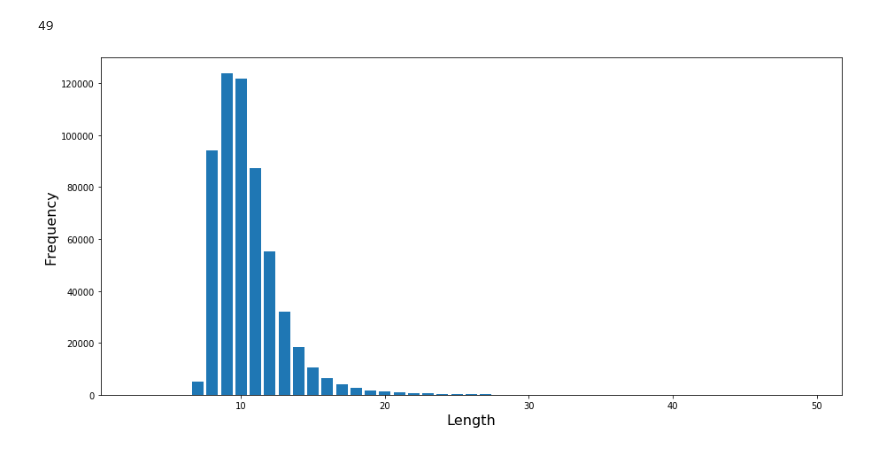
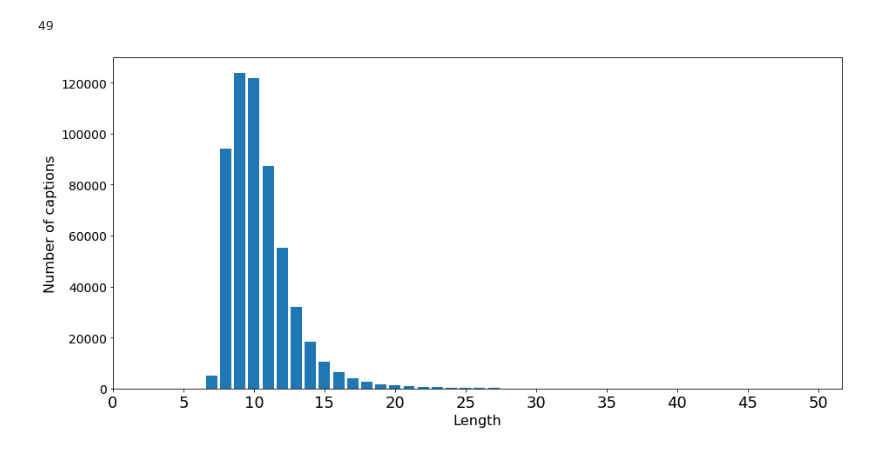
Before and after one commit to ingritu/TDT4900-Master-Thesis, a Jupyter notebook: notebooks/visualize_word_frequency.ipynb, the cells around one changed output. Saved outputs shown, nothing was run; the diff lists cells and outputs as text; code cells hidden in the pictures.

Commit message:
fontsize up on caplens fig

```diff
--- a/notebooks/visualize_word_frequency.ipynb
+++ b/notebooks/visualize_word_frequency.ipynb
@@ -301,13 +301,16 @@ cap_values = [cap_values[key] for key in cap_values.keys()]
 49
 # %%
 plt.figure(figsize=(15,7))
+x_ticks = np.arange(0, 51, 5)
 plt.bar(cap_labels, cap_values)
-plt.ylabel('Frequency', fontsize=16)
+plt.ylabel('Number of captions', fontsize=16)
 plt.xlabel('Length', fontsize=16)
+plt.xticks(x_ticks, fontsize=18)
+plt.yticks(fontsize=14)
 plt.savefig(save_path.joinpath('coco_cap_lens.pdf'))
 plt.show()
 # %% [output]
-[figure, old version]
+[figure, new version]
 # %%
 total_caps = len(cap_lens)
 under_17 = len([l for l in cap_lens if l < 17])
```
Also changed, not shown: parts of 1 cell of this notebook.
